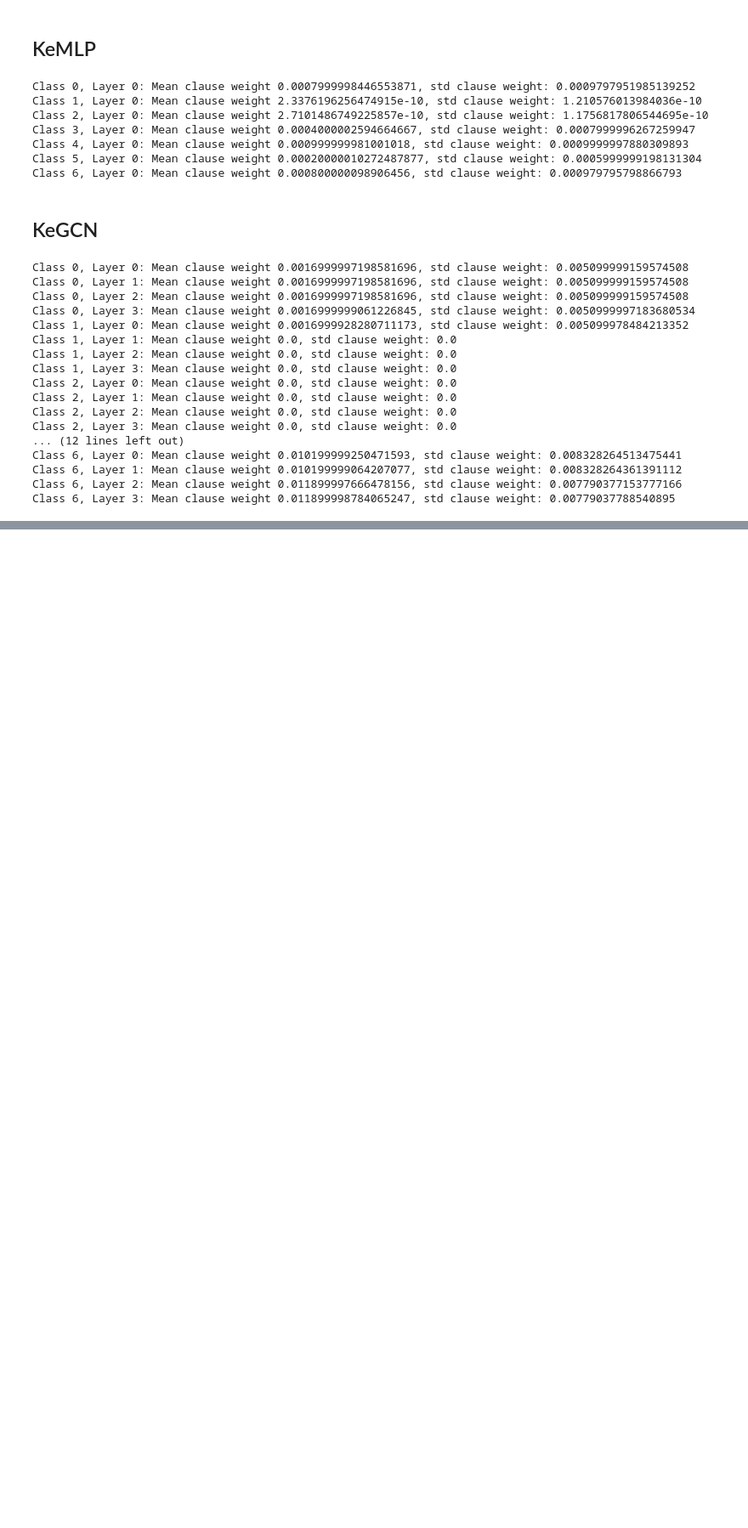
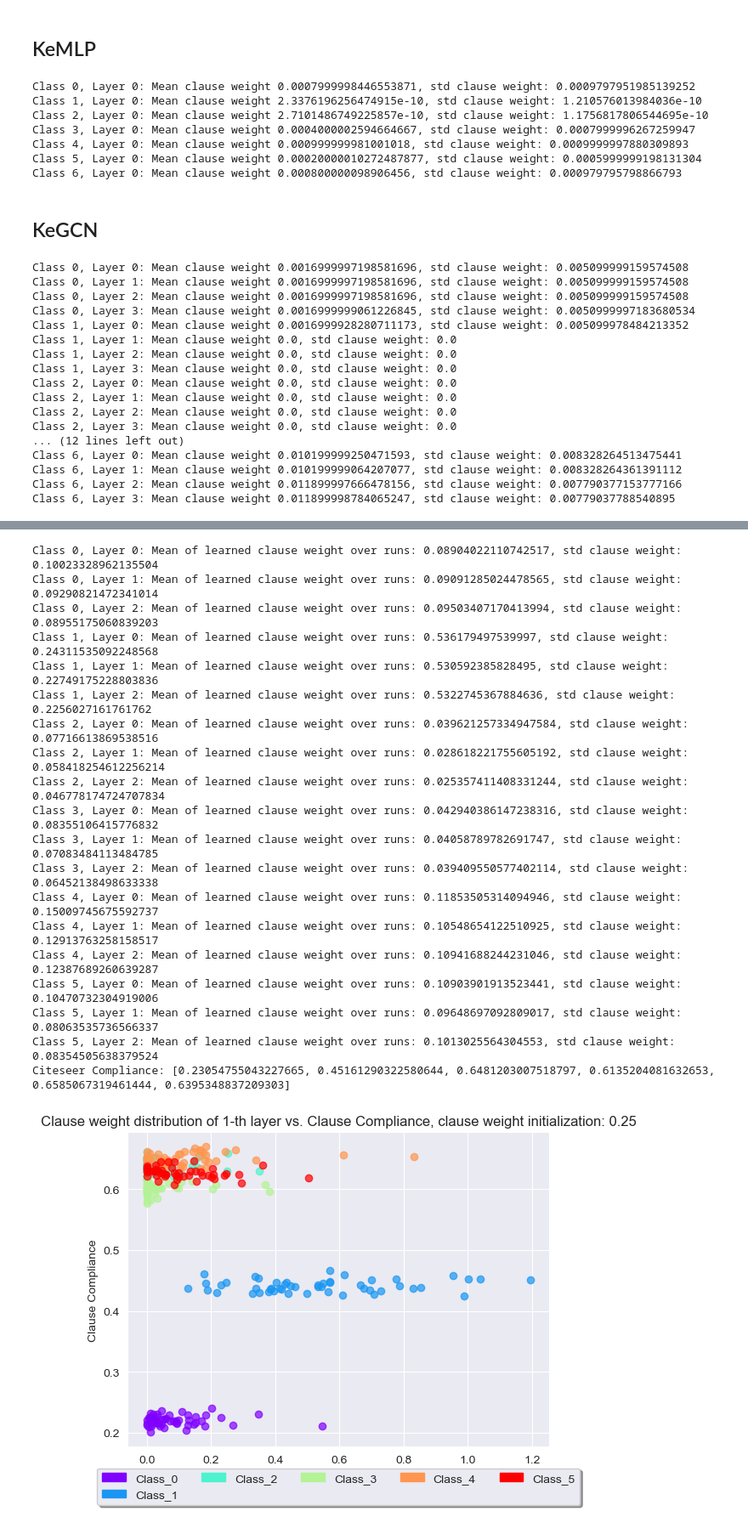
Before and after one commit to LuisaWerner/kegnn, a Jupyter notebook: notebooks/clause_weights_analysis.ipynb, the cells around one changed output, grey strips where cells are left out. Shown at 85% size. Drawn from its saved outputs; the diff is of its cells as text; code cells hidden in the pictures; blank space fills up the shorter version.

```diff
--- a/notebooks/clause_weights_analysis.ipynb
+++ b/notebooks/clause_weights_analysis.ipynb
@@ -909,0 +1017,58 @@ Class 6, Layer 3: Mean clause weight 0.011899998784065247, std clause weight: 0.
+# %%
+
+import numpy as np
+import matplotlib.pyplot as plt
+import matplotlib.patches as mpatches
+import scipy
+import json
+import seaborn as sns
+color = plt.cm.rainbow(np.linspace(0, 1, 6))
+
+num_layers=3
+for cls in range(6):
+    for layer in range(num_layers):
+        cls_list = [citeseer_keGCN[i][layer][str(cls)][-1] for i in range(50)]
+        print(f'Class {cls}, Layer {layer}: Mean of learned clause weight over runs: {np.mean(cls_list)}, std clause weight: {np.std(cls_list)}')
+
+citeseer_compliance = compute_compliance(citeseer_dataset, num_classes=6)
+print(f'Citeseer Compliance: {citeseer_compliance}')
+
+for l in range(3):
+    plt.figure()
+    patches = []
+    for k, j in enumerate(['0', '1', '2', '3', '4', '5']):
+        patches.append(mpatches.Patch(color=color[k], label='Class_'+j))
+        _list = [citeseer_keGCN[i][l][j][-1] for i in range(50)]
+        for i in _list:
+            plt.scatter(i, citeseer_compliance[k] + np.random.normal(-0.01, 0.01)
+                        , color=color[k], alpha=0.7)
+
+    plt.ylabel('Clause Compliance')
+    plt.xlabel('Clause Weights (over all epochs)')
+    #plt.legend(handles=patches)
+    plt.title(f'Clause weight distribution of {l+1}-th layer vs. Clause Compliance, clause weight initialization: 0.25')
+    plt.legend(handles=patches, loc='upper center', bbox_to_anchor=(0.5, -0.05),
+              fancybox=True, shadow=True, ncol=5)
+
+    plt.show()
+# %% [output]
+Class 0, Layer 0: Mean of learned clause weight over runs: 0.08904022110742517, std clause weight: 0.10023328962135504
+Class 0, Layer 1: Mean of learned clause weight over runs: 0.09091285024478565, std clause weight: 0.09290821472341014
+Class 0, Layer 2: Mean of learned clause weight over runs: 0.09503407170413994, std clause weight: 0.08955175060839203
+Class 1, Layer 0: Mean of learned clause weight over runs: 0.536179497539997, std clause weight: 0.24311535092248568
+Class 1, Layer 1: Mean of learned clause weight over runs: 0.530592385828495, std clause weight: 0.22749175228803836
+Class 1, Layer 2: Mean of learned clause weight over runs: 0.5322745367884636, std clause weight: 0.2256027161761762
+Class 2, Layer 0: Mean of learned clause weight over runs: 0.039621257334947584, std clause weight: 0.07716613869538516
+Class 2, Layer 1: Mean of learned clause weight over runs: 0.028618221755605192, std clause weight: 0.058418254612256214
+Class 2, Layer 2: Mean of learned clause weight over runs: 0.025357411408331244, std clause weight: 0.046778174724707834
+Class 3, Layer 0: Mean of learned clause weight over runs: 0.042940386147238316, std clause weight: 0.08355106415776832
+Class 3, Layer 1: Mean of learned clause weight over runs: 0.04058789782691747, std clause weight: 0.07083484113484785
+Class 3, Layer 2: Mean of learned clause weight over runs: 0.039409550577402114, std clause weight: 0.06452138498633338
+Class 4, Layer 0: Mean of learned clause weight over runs: 0.11853505314094946, std clause weight: 0.15009745675592737
+Class 4, Layer 1: Mean of learned clause weight over runs: 0.10548654122510925, std clause weight: 0.12913763258158517
+Class 4, Layer 2: Mean of learned clause weight over runs: 0.10941688244231046, std clause weight: 0.12387689260639287
+Class 5, Layer 0: Mean of learned clause weight over runs: 0.10903901913523441, std clause weight: 0.10470732304919006
+Class 5, Layer 1: Mean of learned clause weight over runs: 0.09648697092809017, std clause weight: 0.08063535736566337
+Class 5, Layer 2: Mean of learned clause weight over runs: 0.1013025564304553, std clause weight: 0.08354505638379524
+Citeseer Compliance: [0.23054755043227665, 0.45161290322580644, 0.6481203007518797, 0.6135204081632653, 0.6585067319461444, 0.6395348837209303]
+[figure, added]
```
Also changed, not shown: parts of 18 cells of this notebook, 1 other file.
